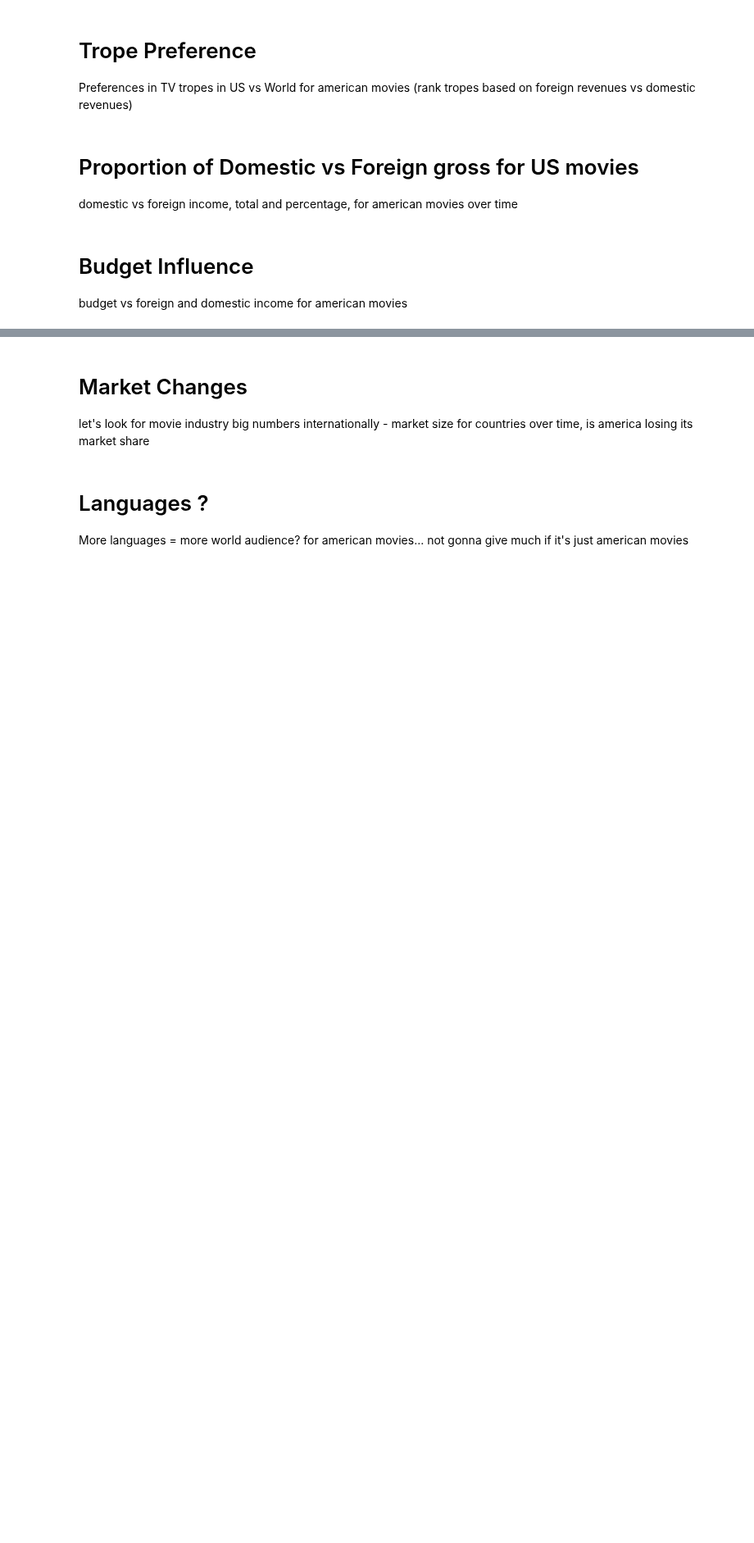
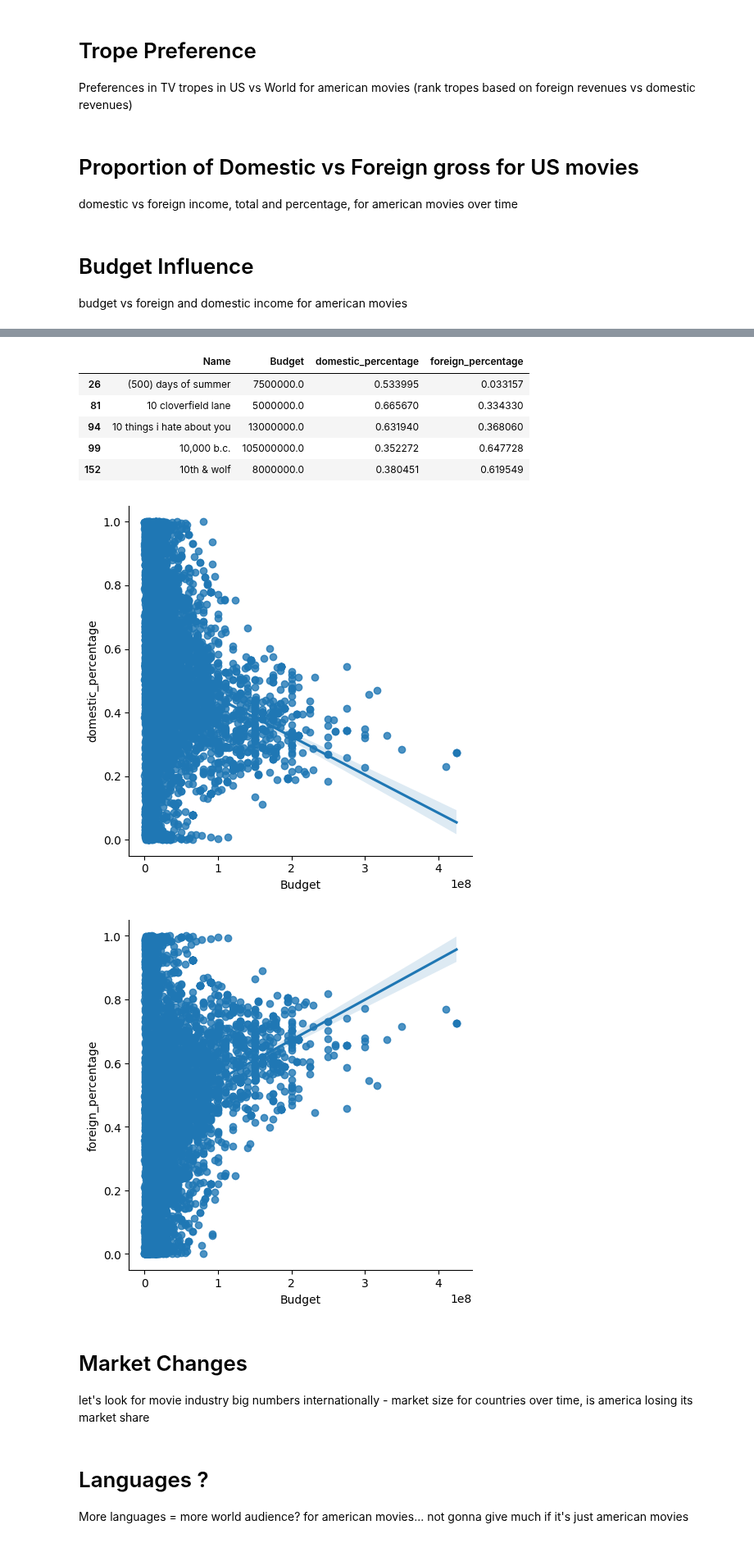
Before and after one commit to epfl-ada/ada-2024-project-thelordsofdata, a Jupyter notebook: src/data/initial_analysis.ipynb, the cells around one changed output, grey strips where cells are left out. Shown at 82% size. Drawn from its saved outputs; the diff is of its cells as text; code cells hidden in the pictures; blank space fills up the shorter version.

Commit message:
budget analysis

```diff
--- a/src/data/initial_analysis.ipynb
+++ b/src/data/initial_analysis.ipynb
@@ -42,0 +49,21 @@ budget vs foreign and domestic income for american movies
+# %%
+import seaborn as sn
+
+df_meg_copy = df_megaset.copy(deep=True)
+df_meg_copy = df_meg_copy[['Name', 'Budget', 'domestic_percentage', 'foreign_percentage']]
+
+print(f"initial length of the dataset: {len(df_meg_copy)}")
+
+df_meg_copy = df_meg_copy[df_meg_copy['Budget'].notna()]
+df_meg_copy = df_meg_copy[df_meg_copy['domestic_percentage'].notna()]
+df_meg_copy = df_meg_copy[df_meg_copy['foreign_percentage'].notna()]
+
+print(f"Length after removing all the Nans: {len(df_meg_copy)}")
+df_meg_copy = df_meg_copy[df_meg_copy.foreign_percentage < 1]
+#print(len(ind))
+#df_meg_copy.foreign_percentage = df_meg_copy.foreign_percentage.apply(lambda x: remove_special_character(x))
+
+sn.lmplot(x='Budget',y='domestic_percentage', data=df_meg_copy)
+sn.lmplot(x='Budget',y='foreign_percentage', data=df_meg_copy)
+df_meg_copy.head()
+# %% [output]
@@ -43,3 +72,11 @@ budget vs foreign and domestic income for american movies
+|  | Name | Budget | domestic_percentage | foreign_percentage |
+| 26 | (500) days of summer | 7500000.0 | 0.533995 | 0.033157 |
+| 81 | 10 cloverfield lane | 5000000.0 | 0.665670 | 0.334330 |
+| 94 | 10 things i hate about you | 13000000.0 | 0.631940 | 0.368060 |
+| 99 | 10,000 b.c. | 105000000.0 | 0.352272 | 0.647728 |
+| 152 | 10th & wolf | 8000000.0 | 0.380451 | 0.619549 |
+[figure, added]
+[figure, added]
 # %% [markdown]
 # Market Changes
 
```
Also changed, not shown: parts of 3 cells of this notebook.
